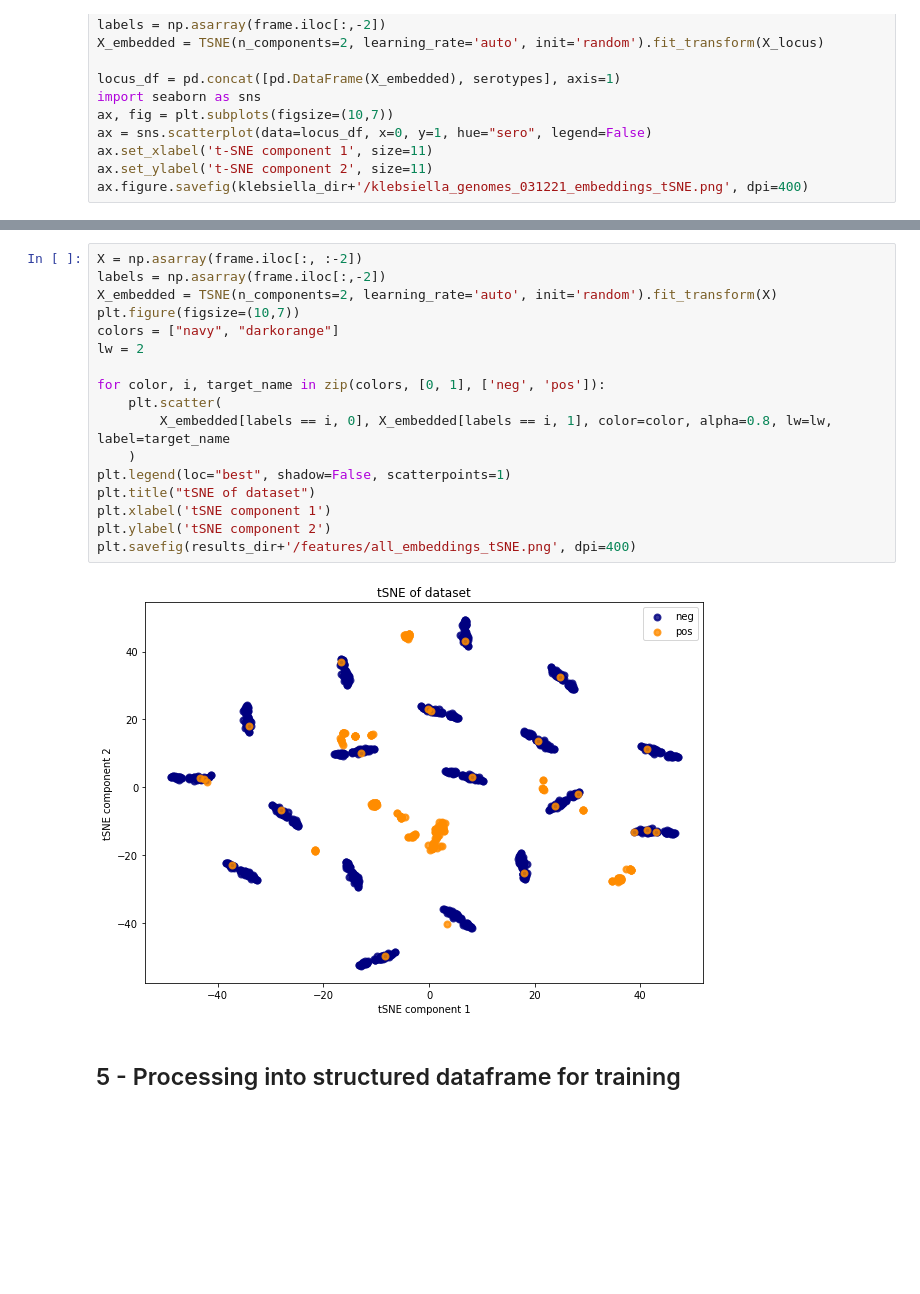
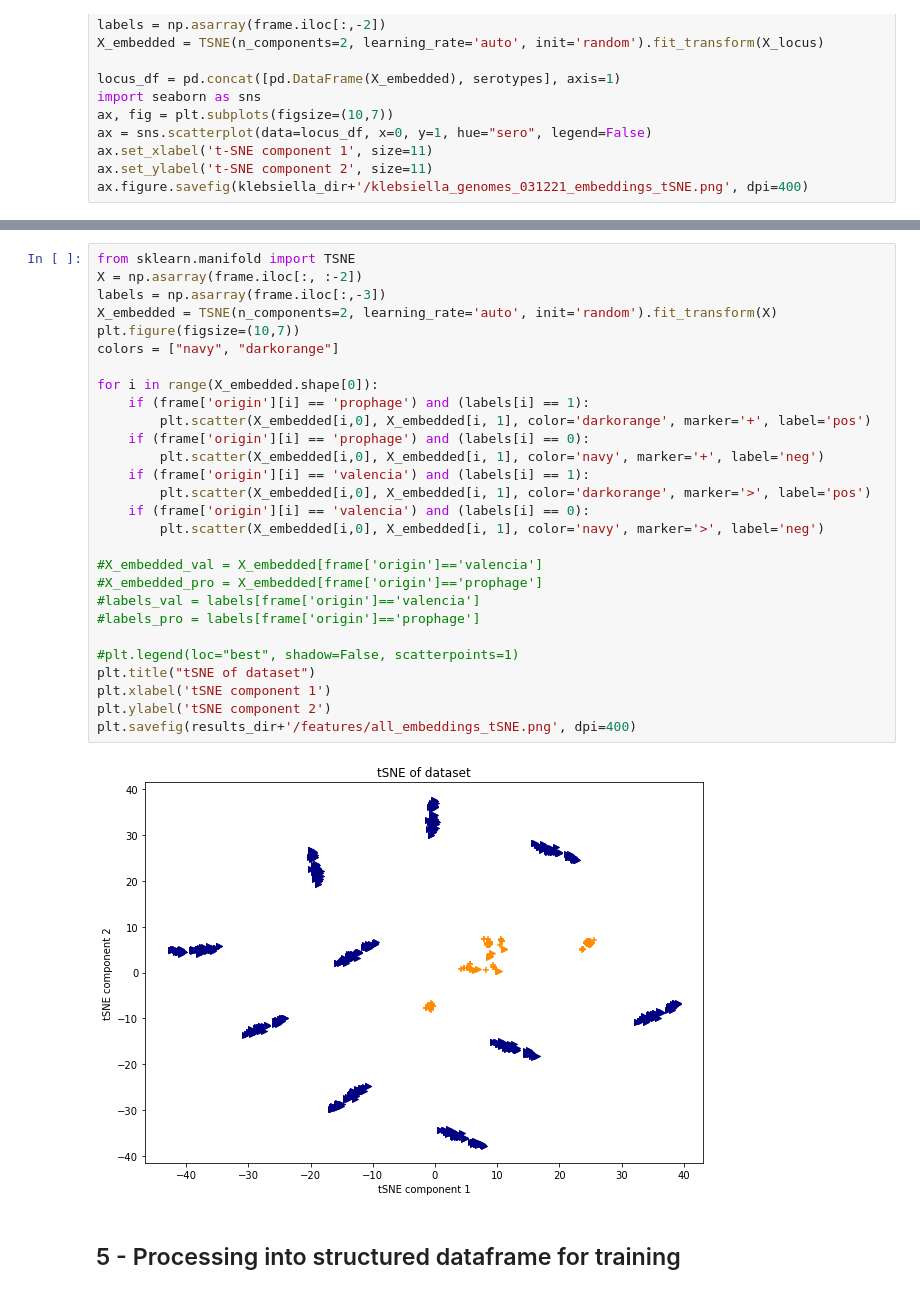
Before and after one commit to dimiboeckaerts/PhageHostLearn, a Jupyter notebook: PhageHostPredict.ipynb, the cells around one changed output, grey strips where cells are left out. Saved outputs shown, nothing was run; the diff lists cells and outputs as text; blank space fills up the shorter version.

```diff
--- a/PhageHostPredict.ipynb
+++ b/PhageHostPredict.ipynb
@@ -453,22 +481,33 @@ ax.figure.savefig(klebsiella_dir+'/klebsiella_genomes_031221_embeddings_tSNE.png
 # %%
+from sklearn.manifold import TSNE
 X = np.asarray(frame.iloc[:, :-2])
-labels = np.asarray(frame.iloc[:,-2])
+labels = np.asarray(frame.iloc[:,-3])
 X_embedded = TSNE(n_components=2, learning_rate='auto', init='random').fit_transform(X)
 plt.figure(figsize=(10,7))
 colors = ["navy", "darkorange"]
-lw = 2
 
-for color, i, target_name in zip(colors, [0, 1], ['neg', 'pos']):
-    plt.scatter(
-        X_embedded[labels == i, 0], X_embedded[labels == i, 1], color=color, alpha=0.8, lw=lw, label=target_name
-    )
-plt.legend(loc="best", shadow=False, scatterpoints=1)
+for i in range(X_embedded.shape[0]):
+    if (frame['origin'][i] == 'prophage') and (labels[i] == 1):
+        plt.scatter(X_embedded[i,0], X_embedded[i, 1], color='darkorange', marker='+', label='pos')
+    if (frame['origin'][i] == 'prophage') and (labels[i] == 0):
+        plt.scatter(X_embedded[i,0], X_embedded[i, 1], color='navy', marker='+', label='neg')
+    if (frame['origin'][i] == 'valencia') and (labels[i] == 1):
+        plt.scatter(X_embedded[i,0], X_embedded[i, 1], color='darkorange', marker='>', label='pos')
+    if (frame['origin'][i] == 'valencia') and (labels[i] == 0):
+        plt.scatter(X_embedded[i,0], X_embedded[i, 1], color='navy', marker='>', label='neg')
+
+#X_embedded_val = X_embedded[frame['origin']=='valencia']
+#X_embedded_pro = X_embedded[frame['origin']=='prophage']
+#labels_val = labels[frame['origin']=='valencia']
+#labels_pro = labels[frame['origin']=='prophage']
+
+#plt.legend(loc="best", shadow=False, scatterpoints=1)
 plt.title("tSNE of dataset")
 plt.xlabel('tSNE component 1')
 plt.ylabel('tSNE component 2')
 plt.savefig(results_dir+'/features/all_embeddings_tSNE.png', dpi=400)
 # %% [output]
-[figure, old version]
+[figure, new version]
 # %% [markdown]
 ## 5 - Processing into structured dataframe for training
 # %%
```
Also changed, not shown: parts of 11 cells of this notebook, 4 other files.
